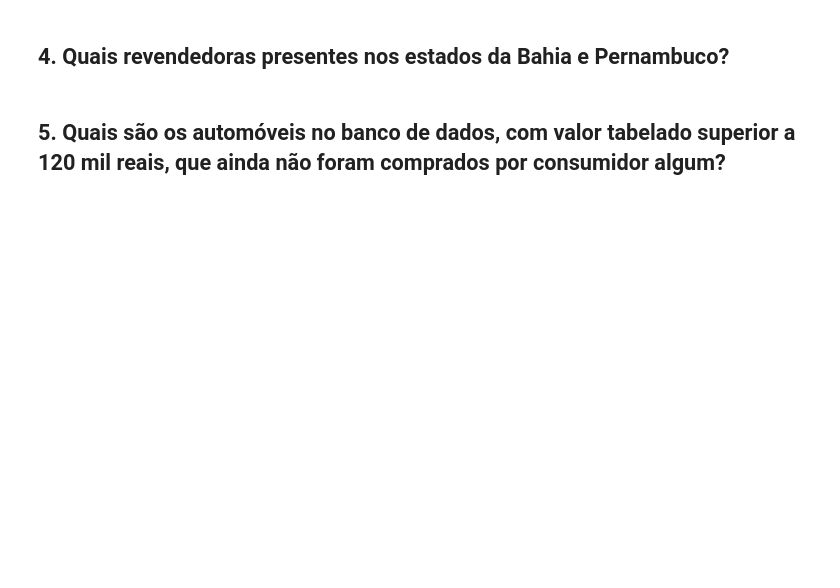
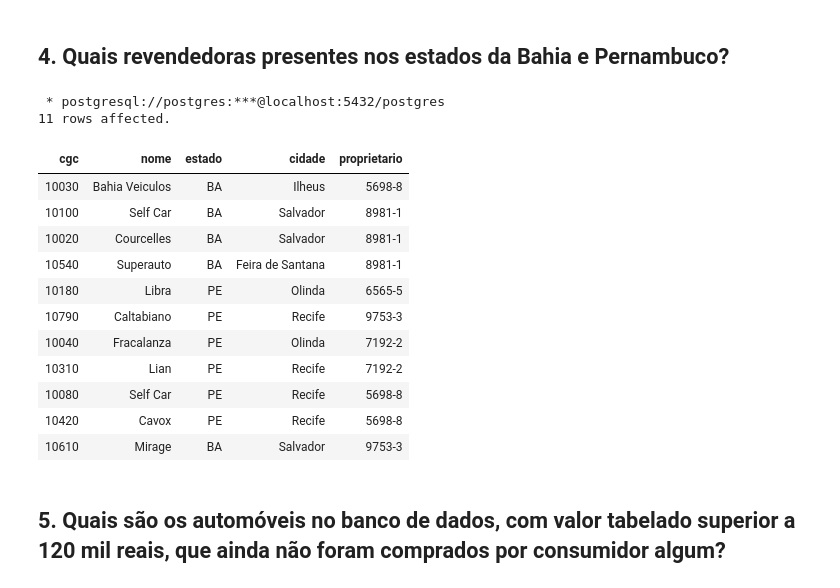
Before and after one commit to maloisio/postgrad-software-engineering, a Jupyter notebook: sprint_1_fullstack/db/BD_Aula1.ipynb, the cells around one changed output. Cells and saved outputs as stored; diff of their text form; code cells hidden in the pictures; blank space fills up the shorter version.

```diff
--- a/sprint_1_fullstack/db/BD_Aula1.ipynb
+++ b/sprint_1_fullstack/db/BD_Aula1.ipynb
@@ -173,2 +209,24 @@ UsageError: %%sql is a cell magic, but the cell body is empty. Did you mean the
+# %%
+%%sql
+
+SELECT *
+FROM revendedoras
+WHERE estado = 'BA'
+OR estado = 'PE'
+# %% [output]
+ * postgresql://postgres:***@localhost:5432/postgres
+11 rows affected.
+| cgc | nome | estado | cidade | proprietario |
+| 10030 | Bahia Veiculos | BA | Ilheus | 5698-8 |
+| 10100 | Self Car | BA | Salvador | 8981-1 |
+| 10020 | Courcelles | BA | Salvador | 8981-1 |
+| 10540 | Superauto | BA | Feira de Santana | 8981-1 |
+| 10180 | Libra | PE | Olinda | 6565-5 |
+| 10790 | Caltabiano | PE | Recife | 9753-3 |
+| 10040 | Fracalanza | PE | Olinda | 7192-2 |
+| 10310 | Lian | PE | Recife | 7192-2 |
+| 10080 | Self Car | PE | Recife | 5698-8 |
+| 10420 | Cavox | PE | Recife | 5698-8 |
+| 10610 | Mirage | BA | Salvador | 9753-3 |
 # %% [markdown]
 ## 5. Quais são os automóveis no banco de dados, com valor tabelado superior a 120 mil reais, que ainda não foram comprados por consumidor algum?
```
Also changed, not shown: parts of 11 cells of this notebook.
